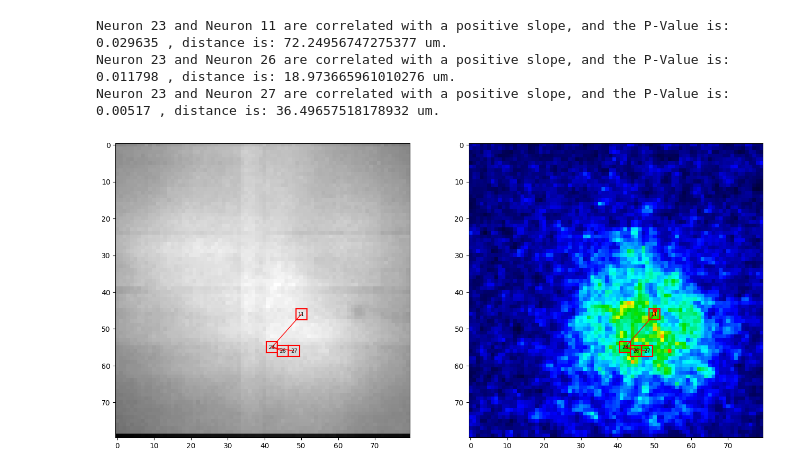
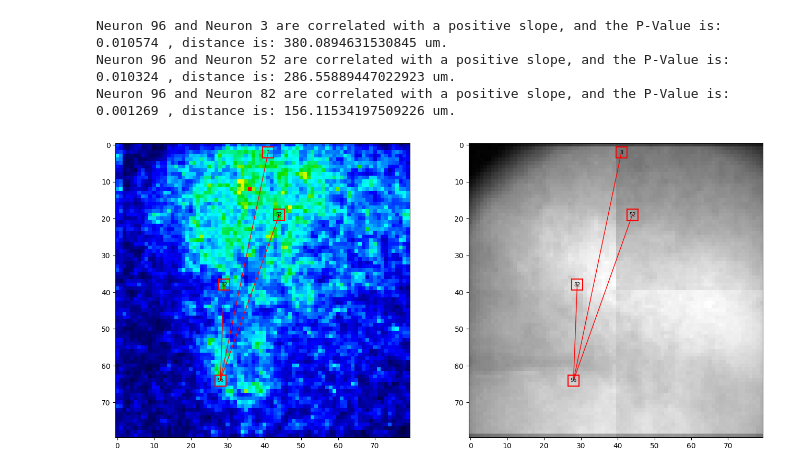
Before and after one commit to TianchengXu0420/ZDA_Adventure, a Jupyter notebook: 3x3Area.ipynb, the cells around one changed output. Saved outputs shown, nothing was run; the diff lists cells and outputs as text; code cells hidden in the pictures.

```diff
--- a/3x3Area.ipynb
+++ b/3x3Area.ipynb
@@ -12,7 +12,7 @@ from scipy.spatial.distance import cdist
 from scipy.signal import detrend
 # %%
 # Load the Data's directory.
-datadir = 'C:/Users/txu245/Desktop/26-01-26/05_01_01.zda'
+datadir = 'C:/Users/Kevin/Desktop/26-02-17/02_01_03.zda'
 
 # Load the Tool Packages.
 dataLoader = DataLoader(datadir)
@@ -71,12 +68,11 @@ for coor in selected:
 # %%
 color = 'red'
 linewidth = 1.5
-index = np.transpose(np.where(identified_map==1), (1, 0))
+index = np.array([[x[0], x[1]] for x in candidates])
 
 plt.subplots(1, 2, figsize=(16,8))
-
 ax1 = plt.subplot(1, 2, 1)
-ax1.imshow(rli, cmap='gray')
+ax1.imshow(snr_map / np.max(snr_map), vmin=0, vmax=1, cmap=maps.colorbar())
 
 for i, coor in enumerate(index):
 
@@ -89,7 +85,11 @@ for i, coor in enumerate(index):
     right  = c + 1.5
     top    = r - 1.5
     bottom = r + 1.5
-
+    '''
+    if i == 24 or i == 92 or i==38:
+        color = 'yellow'
+        linewidth = 4.5
+    '''
     # Draw square contour.
     ax1.plot([top, top], [left, right], color=color, linewidth=linewidth)
     ax1.plot([bottom, bottom], [left, right], color=color, linewidth=linewidth)
@@ -99,8 +99,11 @@ for i, coor in enumerate(index):
     # Label index.
     ax1.annotate(str(i+1), xy=(r, c), ha='center', va='center', fontsize=7, color='black')
 
+    color = 'red'
+    linewidth = 1.5
+
 ax2 = plt.subplot(1, 2, 2)
-ax2.imshow(snr_map / np.max(snr_map), vmin=0, vmax=1, cmap=maps.colorbar())
+ax2.imshow(rli, cmap='gray')
 
 for i, coor in enumerate(index):
 
@@ -113,7 +116,11 @@ for i, coor in enumerate(index):
     right  = c + 1.5
     top    = r - 1.5
     bottom = r + 1.5
-
+    '''
+    if i == 24 or i == 92 or i==38:
+        color = 'yellow'
+        linewidth = 4.5
+    '''
     # Draw square contour.
     ax2.plot([top, top], [left, right], color=color, linewidth=linewidth)
     ax2.plot([bottom, bottom], [left, right], color=color, linewidth=linewidth)
@@ -123,5 +130,8 @@ for i, coor in enumerate(index):
     # Label index.
     ax2.annotate(str(i+1), xy=(r, c), ha='center', va='center', fontsize=7, color='black')
 
+    color = 'red'
+    linewidth = 1.5
+
 plt.show()
 # %% [output]
@@ -136,8 +146,8 @@ count = 0
 plt.subplots(1, 2, figsize=(16,8))
 ax1 = plt.subplot(1, 2, 1)
 ax2 = plt.subplot(1, 2, 2)
-ax1.imshow(rli, cmap='gray')
-ax2.imshow(snr_map / np.max(snr_map), vmin=0, vmax=1, cmap=maps.colorbar())
+ax1.imshow(snr_map / np.max(snr_map), vmin=0, vmax=1, cmap=maps.colorbar())
+ax2.imshow(rli, cmap='gray')
 
 for i, coor in enumerate(index):
 
@@ -169,7 +179,11 @@ for i, coor in enumerate(index):
 for i in range(num):
     for j in range(trial):
 
-        Trace = np.mean(Data[j, index[i][0]-1:index[i][0]+2, index[i][1]-1:index[i][1]+2, :], axis=(0, 1))
+        data_tem = []
+        for coor in candidates[i][3]:
+            data_tem.append(Data[j, coor[0], coor[1], :])
+        data_tem = np.array(data_tem)
+        Trace = np.mean(data_tem, axis=0)
         latency[i][j] = maps.Half_Amp_Latency(Trace=Trace, startPt=startPt, numPt=numPt)
 
 for i in range(num-1):
@@ -215,11 +229,11 @@ Totally 528 pairs.
 # %%
-neuro_label = 23
+neuro_label = 96
 
 plt.subplots(1, 2, figsize=(16,8))
 ax1 = plt.subplot(1, 2, 1)
 ax2 = plt.subplot(1, 2, 2)
-ax1.imshow(rli, cmap='gray')
-ax2.imshow(snr_map / np.max(snr_map), vmin=0, vmax=1, cmap=maps.colorbar())
+ax1.imshow(snr_map / np.max(snr_map), vmin=0, vmax=1, cmap=maps.colorbar())
+ax2.imshow(rli, cmap='gray')
 
 
 top = index[neuro_label-1][1] - 1.5
@@ -248,35 +262,35 @@ for i in range(num):
         Slope, _, _, pValue, _ = linregress(latency[i], latency[neuro_label-1])
 
         if pValue <=0.05 and Slope > 0:
             count = count + 1
             print('Neuron', neuro_label, 'and Neuron', i+1, 'are correlated with a positive slope, and the P-Value is:', np.round(pValue, 6), ', distance is:', dist, 'um.')
             loc_1 = index[i]
             loc_2 = index[neuro_label-1]
 
             ax1.plot([loc_1[1], loc_2[1]], [loc_1[0], loc_2[0]], color='red', linewidth=1)
             ax2.plot([loc_1[1], loc_2[1]], [loc_1[0], loc_2[0]], color='red', linewidth=1)
 
             top = loc_1[1] - 1.5
             bottom = loc_1[1] + 1.5
             left = loc_1[0] - 1.5
             right = loc_1[0] + 1.5
 
             ax1.plot([top, top], [left, right], color=color, linewidth=linewidth)
             ax1.plot([bottom, bottom], [left, right], color=color, linewidth=linewidth)
             ax1.plot([top, bottom], [left, left], color=color, linewidth=linewidth)
             ax1.plot([top, bottom], [right, right], color=color, linewidth=linewidth)
             ax1.annotate(str(i+1), xy=(loc_1[1], loc_1[0]), ha='center', va='center', fontsize=7, color='black')
 
             ax2.plot([top, top], [left, right], color=color, linewidth=linewidth)
             ax2.plot([bottom, bottom], [left, right], color=color, linewidth=linewidth)
             ax2.plot([top, bottom], [left, left], color=color, linewidth=linewidth)
             ax2.plot([top, bottom], [right, right], color=color, linewidth=linewidth)
             ax2.annotate(str(i+1), xy=(loc_1[1], loc_1[0]), ha='center', va='center', fontsize=7, color='black')
 
 plt.show()
 # %% [output]
-Neuron 23 and Neuron 11 are correlated with a positive slope, and the P-Value is: 0.029635 , distance is: 72.24956747275377 um.
-Neuron 23 and Neuron 26 are correlated with a positive slope, and the P-Value is: 0.011798 , distance is: 18.973665961010276 um.
-Neuron 23 and Neuron 27 are correlated with a positive slope, and the P-Value is: 0.00517 , distance is: 36.49657518178932 um.
+Neuron 96 and Neuron 3 are correlated with a positive slope, and the P-Value is: 0.010574 , distance is: 380.0894631530845 um.
+Neuron 96 and Neuron 52 are correlated with a positive slope, and the P-Value is: 0.010324 , distance is: 286.55889447022923 um.
+Neuron 96 and Neuron 82 are correlated with a positive slope, and the P-Value is: 0.001269 , distance is: 156.11534197509226 um.
-[figure, old version]
+[figure, new version]
 # %%
```
Also changed, not shown: parts of 7 cells of this notebook.
